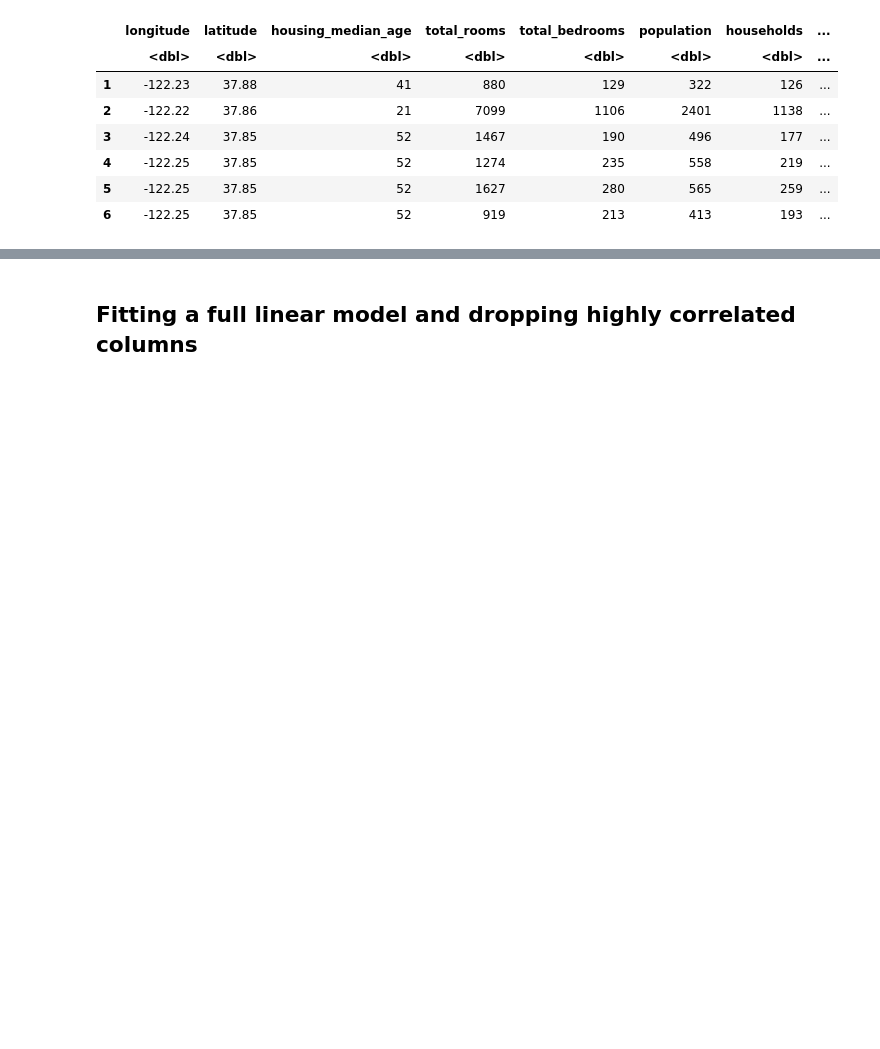
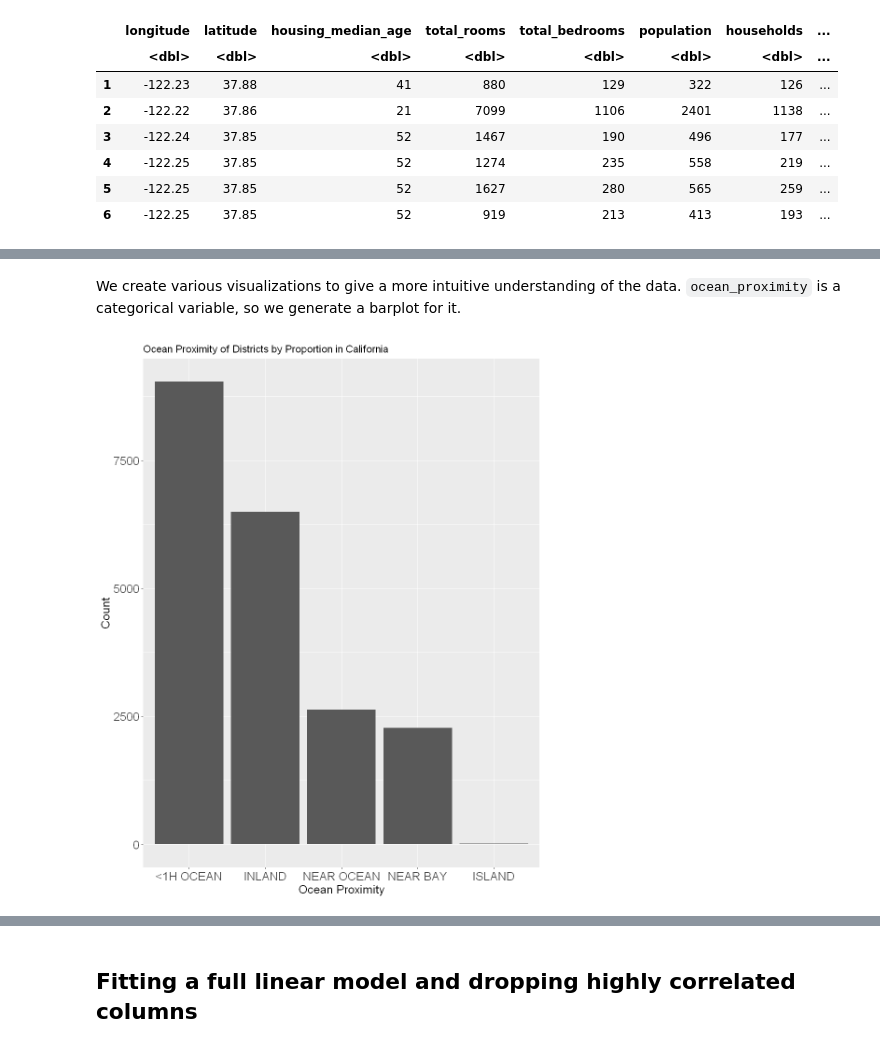
Before and after one commit to tiannelee/Regression-analysis-housing-prices, a Jupyter notebook: Final_report.ipynb, the cells around one changed output, grey strips where cells are left out. Cells and saved outputs as stored; diff of their text form; code cells hidden in the pictures; blank space fills up the shorter version.

```diff
--- a/Final_report.ipynb
+++ b/Final_report.ipynb
@@ -98,0 +125,12 @@ A tibble: 6 × 13
+# %% [markdown]
+We create various visualizations to give a more intuitive understanding of the data. `ocean_proximity` is a categorical variable, so we generate a barplot for it.
+# %%
+options(repr.plot.width=8, repr.plot.height=10)
+ggplot(data, aes(x = reorder(ocean_proximity, ocean_proximity, function(x)-length(x)))) +
+    geom_bar(stat = "count") +
+    labs(title = "Ocean Proximity of Districts by Proportion in California", x = "Ocean Proximity", y = "Count") +
+    theme(axis.text = element_text(size = 15),
+         axis.title.x = element_text(size = 15),
+         axis.title.y = element_text(size = 15))
+# %% [output]
+[figure, added]
```
Also changed, not shown: parts of 28 cells of this notebook.
